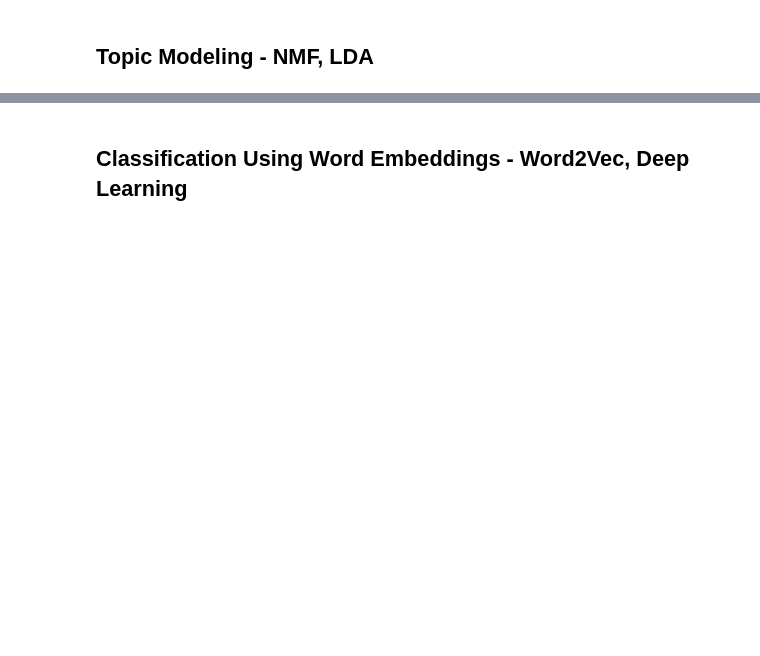
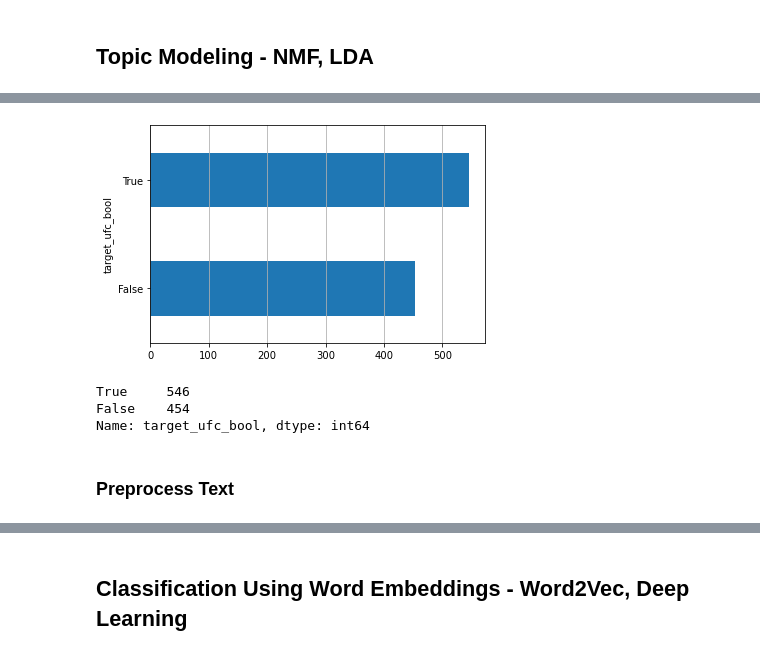
Before and after one commit to jeffjohannsen/Predicting_Yelp_Review_Quality, a Jupyter notebook: notebooks/3_Text_Processing.ipynb, the cells around one changed output, grey strips where cells are left out. Saved outputs shown, nothing was run; the diff lists cells and outputs as text; code cells hidden in the pictures; blank space fills up the shorter version.

```diff
--- a/notebooks/3_Text_Processing.ipynb
+++ b/notebooks/3_Text_Processing.ipynb
@@ -74,6 +82,7 @@ Name: target_ufc_bool, dtype: int64
 ## Splitting Text
 # %%
 corpus = df.review_text
+text_target = df[['target_ufc_bool', 'review_text']]
 Q_corpus = df[df["target_ufc_bool"] == "True"]["review_text"]
 NQ_corpus = df[df["target_ufc_bool"] == "False"]["review_text"]
 print(f'Corpus Size: Total:{corpus.size}, Quality:{Q_corpus.size}, Not Quality:{NQ_corpus.size}')
@@ -470,0 +482,4 @@ Best Recall: 1.00
+# %%
+tt = text_target.copy()
+tt.info()
+tt.head(5)
@@ -470,0 +502,14 @@ Best Recall: 1.00
+# %%
+fig, ax = plt.subplots()
+tt["target_ufc_bool"].reset_index().groupby("target_ufc_bool").count().sort_values(by=
+       "index").plot(kind="barh", legend=False,
+        ax=ax).grid(axis='x')
+plt.show()
+tt['target_ufc_bool'].value_counts()
+# %% [output]
+[figure, added]
+True     546
+False    454
+Name: target_ufc_bool, dtype: int64
+# %% [markdown]
+### Preprocess Text
```
Also changed, not shown: parts of 43 cells of this notebook.
